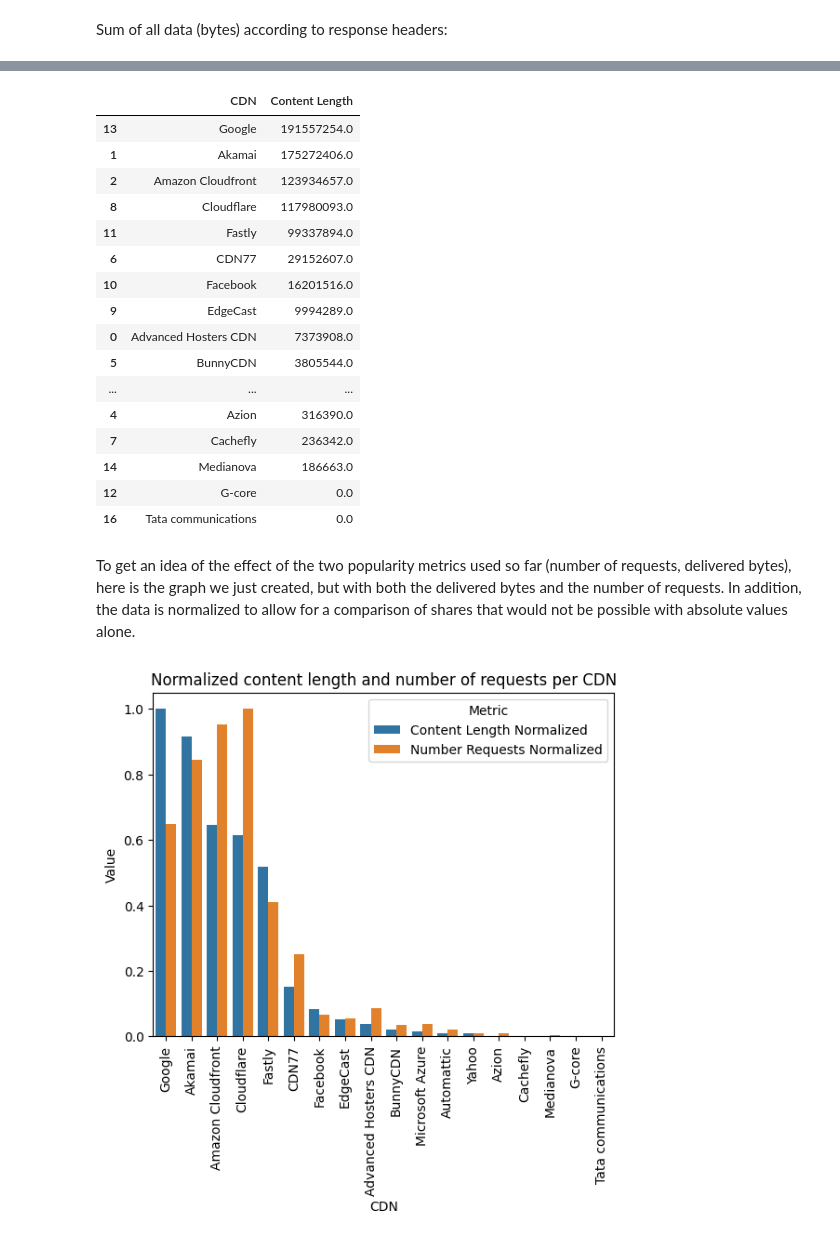
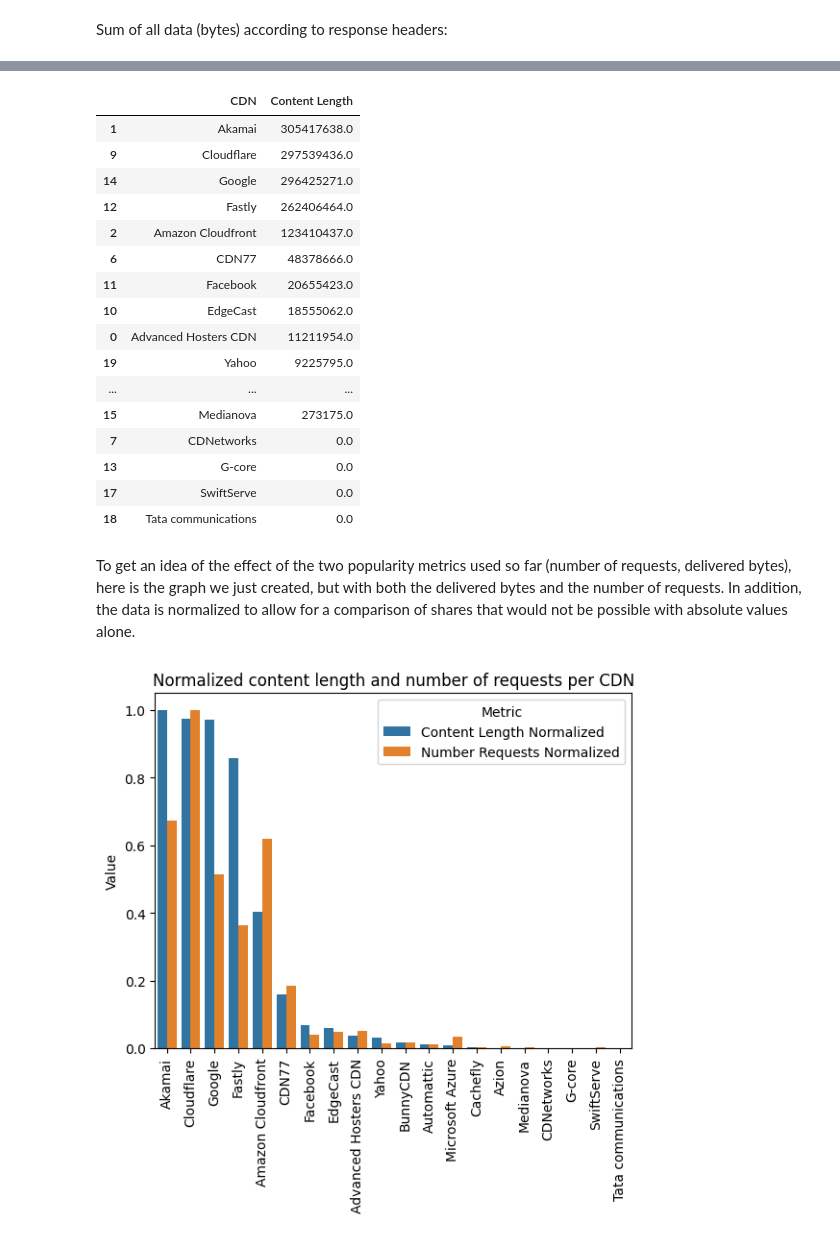
Before and after one commit to hanneskoksch/Analysis-of-CDNs, a Jupyter notebook: Analysis.ipynb, the cells around one changed output, grey strips where cells are left out. Drawn from its saved outputs; the diff is of its cells as text; code cells hidden in the pictures.

```diff
--- a/Analysis.ipynb
+++ b/Analysis.ipynb
@@ -31,7 +16,7 @@ import ast
 # Reading the collected data
 # %%
 # Read the .csv file containing the request data
-df = pd.read_csv('requests.csv')
+df = pd.read_csv('requests_10_08_2024.csv')
 
 # Show 10 random entries
 df.sample(10)
@@ -707,43 +736,43 @@ plt.show()
 aggregated_df
 # %% [output]
 |  | CDN | Content Length |
-| 13 | Google | 191557254.0 |
-| 1 | Akamai | 175272406.0 |
-| 2 | Amazon Cloudfront | 123934657.0 |
-| 8 | Cloudflare | 117980093.0 |
-| 11 | Fastly | 99337894.0 |
-| 6 | CDN77 | 29152607.0 |
-| 10 | Facebook | 16201516.0 |
-| 9 | EdgeCast | 9994289.0 |
-| 0 | Advanced Hosters CDN | 7373908.0 |
-| 5 | BunnyCDN | 3805544.0 |
+| 1 | Akamai | 305417638.0 |
+| 9 | Cloudflare | 297539436.0 |
+| 14 | Google | 296425271.0 |
+| 12 | Fastly | 262406464.0 |
+| 2 | Amazon Cloudfront | 123410437.0 |
+| 6 | CDN77 | 48378666.0 |
+| 11 | Facebook | 20655423.0 |
+| 10 | EdgeCast | 18555062.0 |
+| 0 | Advanced Hosters CDN | 11211954.0 |
+| 19 | Yahoo | 9225795.0 |
 | ... | ... | ... |
-| 4 | Azion | 316390.0 |
-| 7 | Cachefly | 236342.0 |
-| 14 | Medianova | 186663.0 |
-| 12 | G-core | 0.0 |
-| 16 | Tata communications | 0.0 |
+| 15 | Medianova | 273175.0 |
+| 7 | CDNetworks | 0.0 |
+| 13 | G-core | 0.0 |
+| 17 | SwiftServe | 0.0 |
+| 18 | Tata communications | 0.0 |
 # %% [markdown]
 To get an idea of the effect of the two popularity metrics used so far (number of requests, delivered bytes), here is the graph we just created, but with both the delivered bytes and the number of requests. In addition, the data is normalized to allow for a comparison of shares that would not be possible with absolute values alone.
 # %%
 # Add new "Number Requests" column
 aggregated_df['Number Requests'] = aggregated_df['CDN'].map(cdn_counts)
 
 # Normalize the values
 aggregated_df['Content Length Normalized'] = aggregated_df['Content Length'] / aggregated_df['Content Length'].max()
 aggregated_df['Number Requests Normalized'] = aggregated_df['Number Requests'] / aggregated_df['Number Requests'].max()
 
 # Convert data to long format for Seaborn
-df_melted = aggregated_df.melt(id_vars='CDN', value_vars=['Content Length Normalized', 'Number Requests Normalized'],
-                    var_name='Metric', value_name='Value')
+df_melted = aggregated_df.melt(id_vars='CDN', value_vars=['Content Length Normalized', 'Number Requests Normalized'], var_name='Metric', value_name='Value')
 
 # Create bar chart
 sns.barplot(x='CDN', y='Value', hue='Metric', data=df_melted)
+plt.xlabel('')
 plt.title('Normalized content length and number of requests per CDN')
 plt.xticks(rotation=90)
 plt.show()
 # %% [output]
-[figure, old version]
+[figure, new version]
 # %%
 aggregated_df
 # %% [output]
```
Also changed, not shown: parts of 32 cells of this notebook, 2 other files.
